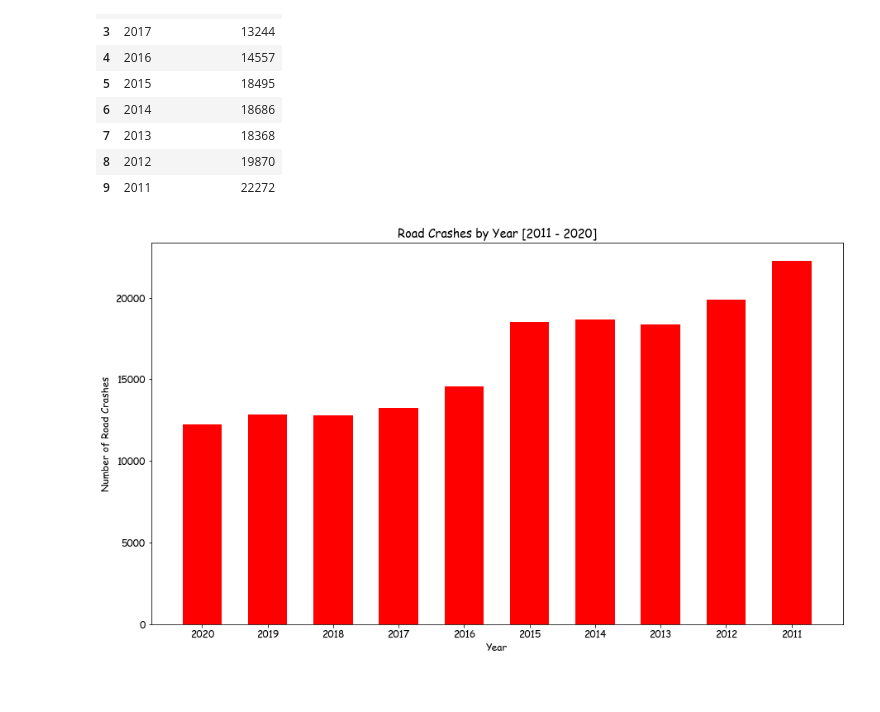
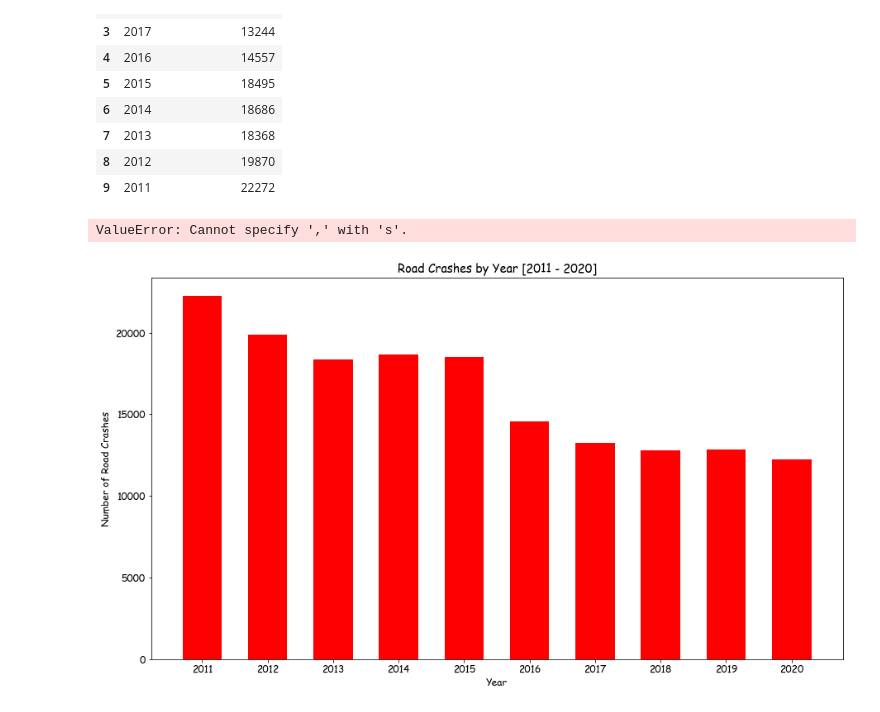
Before and after one commit to tmusimbi/Road-Traffic-Crashes-In-Uganda-2011---2020, a Jupyter notebook: Road_Crash_Data_UG.ipynb, the cells around one changed output. Cells and saved outputs as stored; diff of their text form; code cells hidden in the pictures.

```diff
--- a/Road_Crash_Data_UG.ipynb
+++ b/Road_Crash_Data_UG.ipynb
@@ -299,10 +299,23 @@ Total_by_Year
 | 8 | 2012 | 19870 |
 | 9 | 2011 | 22272 |
 # %%
-plt.bar(Total_by_Year['Year'],Total_by_Year['Total Road Crashes'],color='r', width=0.6)
+Total_by_Year = Total_by_Year.sort_values('Year')
+x_year  = Total_by_Year['Year']
+y_total = Total_by_Year['Total Road Crashes']
+plt.bar(x_year,y_total,color='r', width=0.6)
 plt.xlabel("Year")
 plt.ylabel('Number of Road Crashes')
 plt.title("Road Crashes by Year [2011 - 2020]")
+for x,y in zip(x_year,x_year):
+
+    label = "{:,}".format(y)
+
+    plt.annotate(label, # this is the text
+                 (x,y), # these are the coordinates to position the label
+                 textcoords="offset points", # how to position the text
+                 xytext=(0,10), # distance from text to points (x,y)
+                 ha='center') # horizontal alignment can be left, right or center
 plt.show()
 # %% [output]
+ValueError: Cannot specify ',' with 's'.
-[figure, old version]
+[figure, new version]
```
